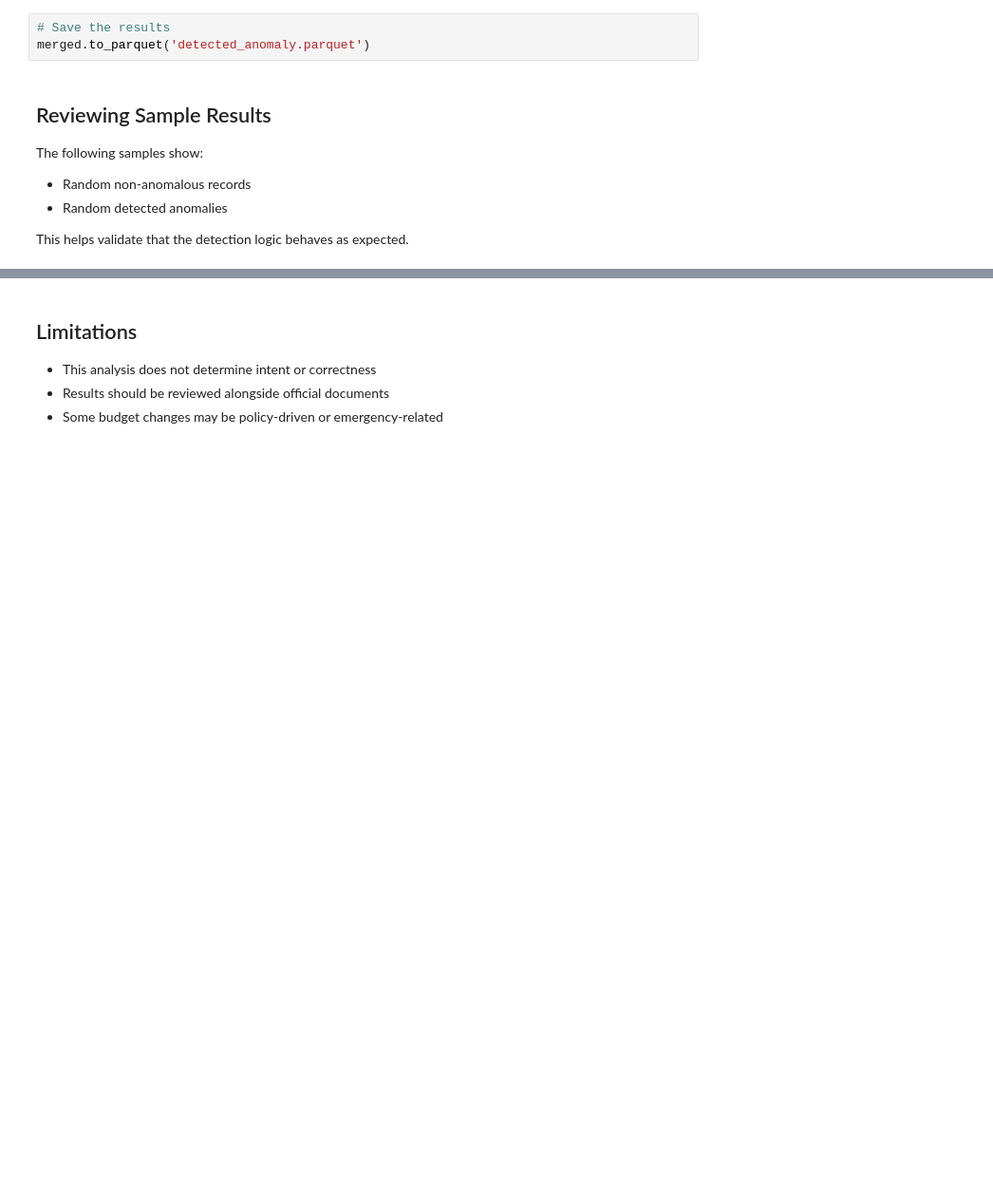
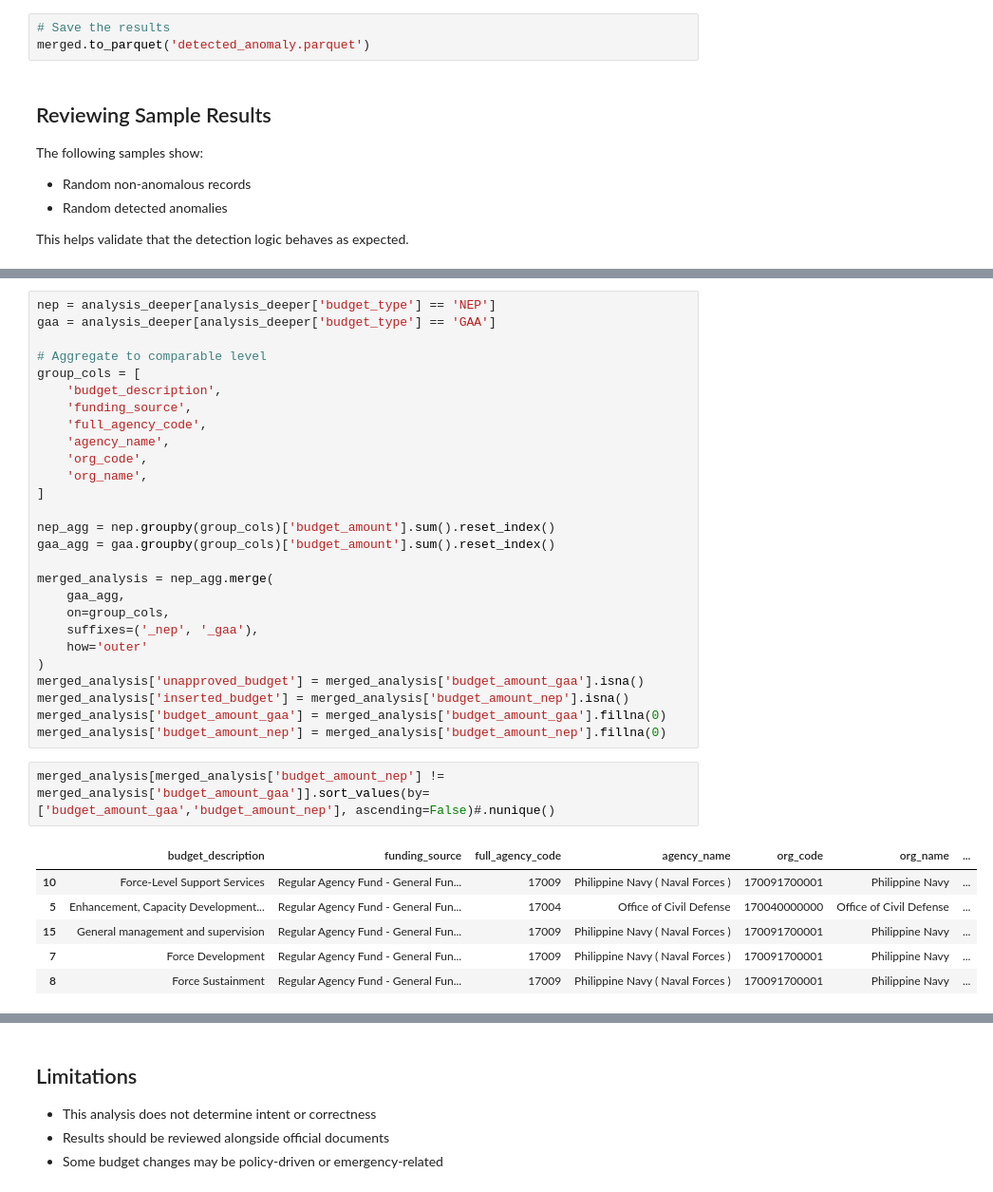
Before and after one commit to msamuelcn/ai-for-good-ph-budget-data, a Jupyter notebook: anomaly_detection_presentation.ipynb, the cells around one changed output, grey strips where cells are left out. Shown at 95% size. Saved outputs shown, nothing was run; the diff lists cells and outputs as text; blank space fills up the shorter version.

```diff
--- a/anomaly_detection_presentation.ipynb
+++ b/anomaly_detection_presentation.ipynb
@@ -249,0 +287,36 @@ merged[merged['is_anomaly']].sample(5, random_state=42)
+# %%
+nep = analysis_deeper[analysis_deeper['budget_type'] == 'NEP']
+gaa = analysis_deeper[analysis_deeper['budget_type'] == 'GAA']
+
+# Aggregate to comparable level
+group_cols = [
+    'budget_description',
+    'funding_source',
+    'full_agency_code',
+    'agency_name',
+    'org_code',
+    'org_name',
+]
+
+nep_agg = nep.groupby(group_cols)['budget_amount'].sum().reset_index()
+gaa_agg = gaa.groupby(group_cols)['budget_amount'].sum().reset_index()
+
+merged_analysis = nep_agg.merge(
+    gaa_agg,
+    on=group_cols,
+    suffixes=('_nep', '_gaa'),
+    how='outer'
+)
+merged_analysis['unapproved_budget'] = merged_analysis['budget_amount_gaa'].isna()
+merged_analysis['inserted_budget'] = merged_analysis['budget_amount_nep'].isna()
+merged_analysis['budget_amount_gaa'] = merged_analysis['budget_amount_gaa'].fillna(0)
+merged_analysis['budget_amount_nep'] = merged_analysis['budget_amount_nep'].fillna(0)
+# %%
+merged_analysis[merged_analysis['budget_amount_nep'] != merged_analysis['budget_amount_gaa']].sort_values(by=['budget_amount_gaa','budget_amount_nep'], ascending=False)#.nunique()
+# %% [output]
+|  | budget_description | funding_source | full_agency_code | agency_name | org_code | org_name | ... |
+| 10 | Force-Level Support Services | Regular Agency Fund - General Fun... | 17009 | Philippine Navy ( Naval Forces ) | 170091700001 | Philippine Navy | ... |
+| 5 | Enhancement, Capacity Development... | Regular Agency Fund - General Fun... | 17004 | Office of Civil Defense | 170040000000 | Office of Civil Defense | ... |
+| 15 | General management and supervision | Regular Agency Fund - General Fun... | 17009 | Philippine Navy ( Naval Forces ) | 170091700001 | Philippine Navy | ... |
+| 7 | Force Development | Regular Agency Fund - General Fun... | 17009 | Philippine Navy ( Naval Forces ) | 170091700001 | Philippine Navy | ... |
+| 8 | Force Sustainment | Regular Agency Fund - General Fun... | 17009 | Philippine Navy ( Naval Forces ) | 170091700001 | Philippine Navy | ... |
```
Also changed, not shown: parts of 11 cells of this notebook, 2 other files.
